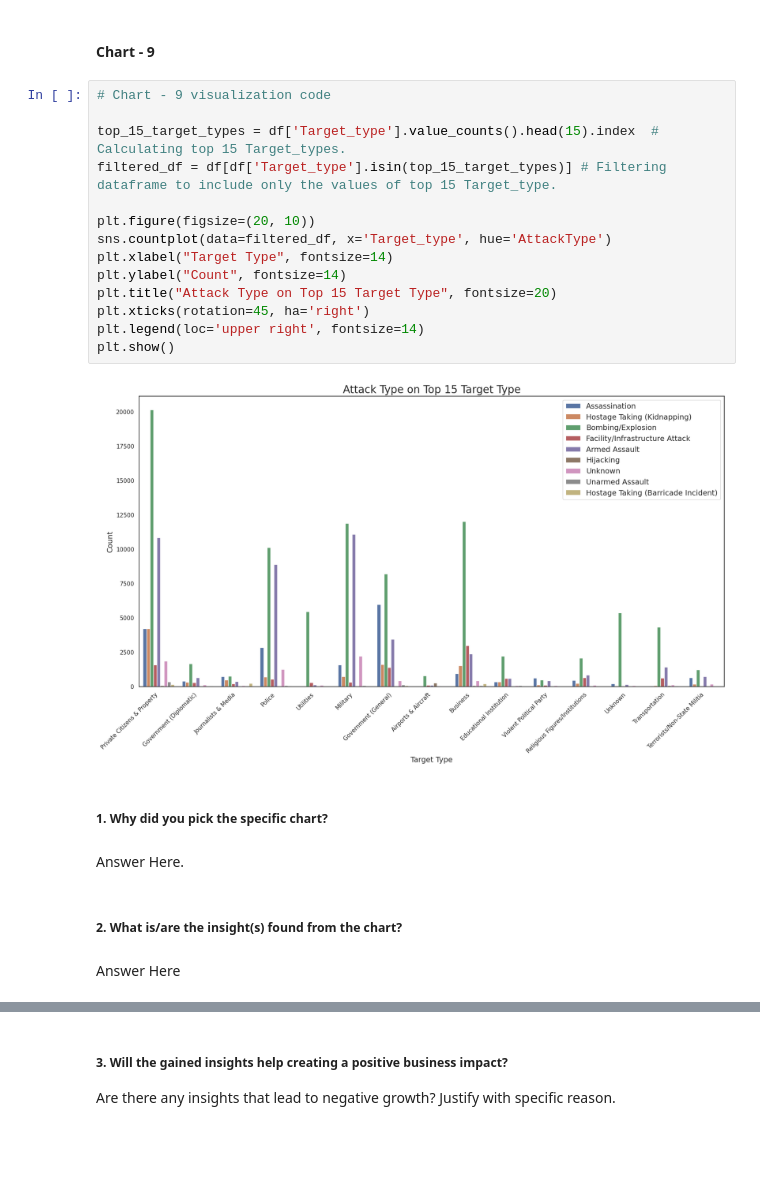
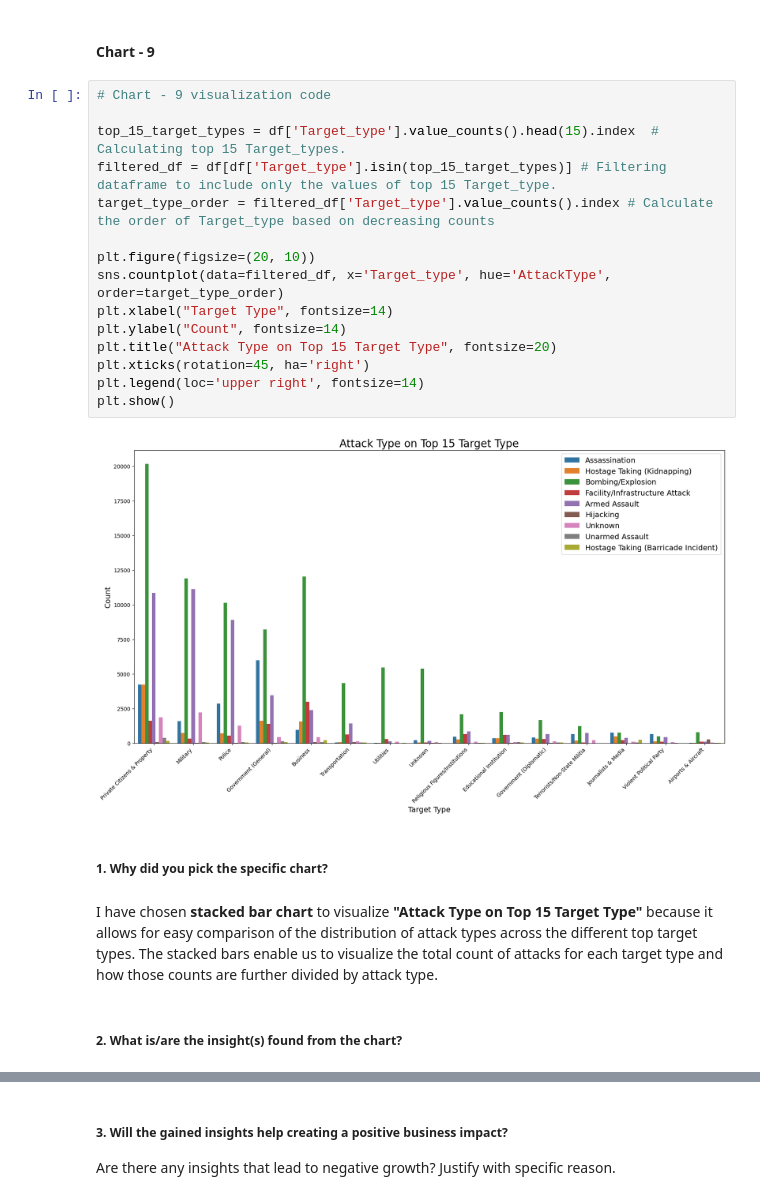
Before and after one commit to Shubham-kumar149/Data-Visualization-With-Python, a Jupyter notebook: Capstone_Project_EDA_on_Global_Terrorism_Dataset.ipynb, the cells around one changed output, grey strips where cells are left out. Saved outputs shown, nothing was run; the diff lists cells and outputs as text; blank space fills up the shorter version.

```diff
--- a/Capstone_Project_EDA_on_Global_Terrorism_Dataset.ipynb
+++ b/Capstone_Project_EDA_on_Global_Terrorism_Dataset.ipynb
@@ -766,24 +796,23 @@ Answer Here
 # %%
 # Chart - 9 visualization code
 
 top_15_target_types = df['Target_type'].value_counts().head(15).index  # Calculating top 15 Target_types.
 filtered_df = df[df['Target_type'].isin(top_15_target_types)] # Filtering dataframe to include only the values of top 15 Target_type.
+target_type_order = filtered_df['Target_type'].value_counts().index # Calculate the order of Target_type based on decreasing counts
 
 plt.figure(figsize=(20, 10))
-sns.countplot(data=filtered_df, x='Target_type', hue='AttackType')
+sns.countplot(data=filtered_df, x='Target_type', hue='AttackType', order=target_type_order)
 plt.xlabel("Target Type", fontsize=14)
 plt.ylabel("Count", fontsize=14)
 plt.title("Attack Type on Top 15 Target Type", fontsize=20)
 plt.xticks(rotation=45, ha='right')
 plt.legend(loc='upper right', fontsize=14)
 plt.show()
 # %% [output]
-[figure, old version]
+[figure, new version]
 # %% [markdown]
 ##### 1. Why did you pick the specific chart?
-# %% [markdown]
-Answer Here.
+# %% [markdown]
+I have chosen **stacked bar chart** to visualize **"Attack Type on Top 15 Target Type"** because it allows for easy comparison of the distribution of attack types across the different top target types. The stacked bars enable us to visualize the total count of attacks for each target type and how those counts are further divided by attack type.
 # %% [markdown]
 ##### 2. What is/are the insight(s) found from the chart?
-# %% [markdown]
-Answer Here
```
Also changed, not shown: parts of 36 cells of this notebook.
